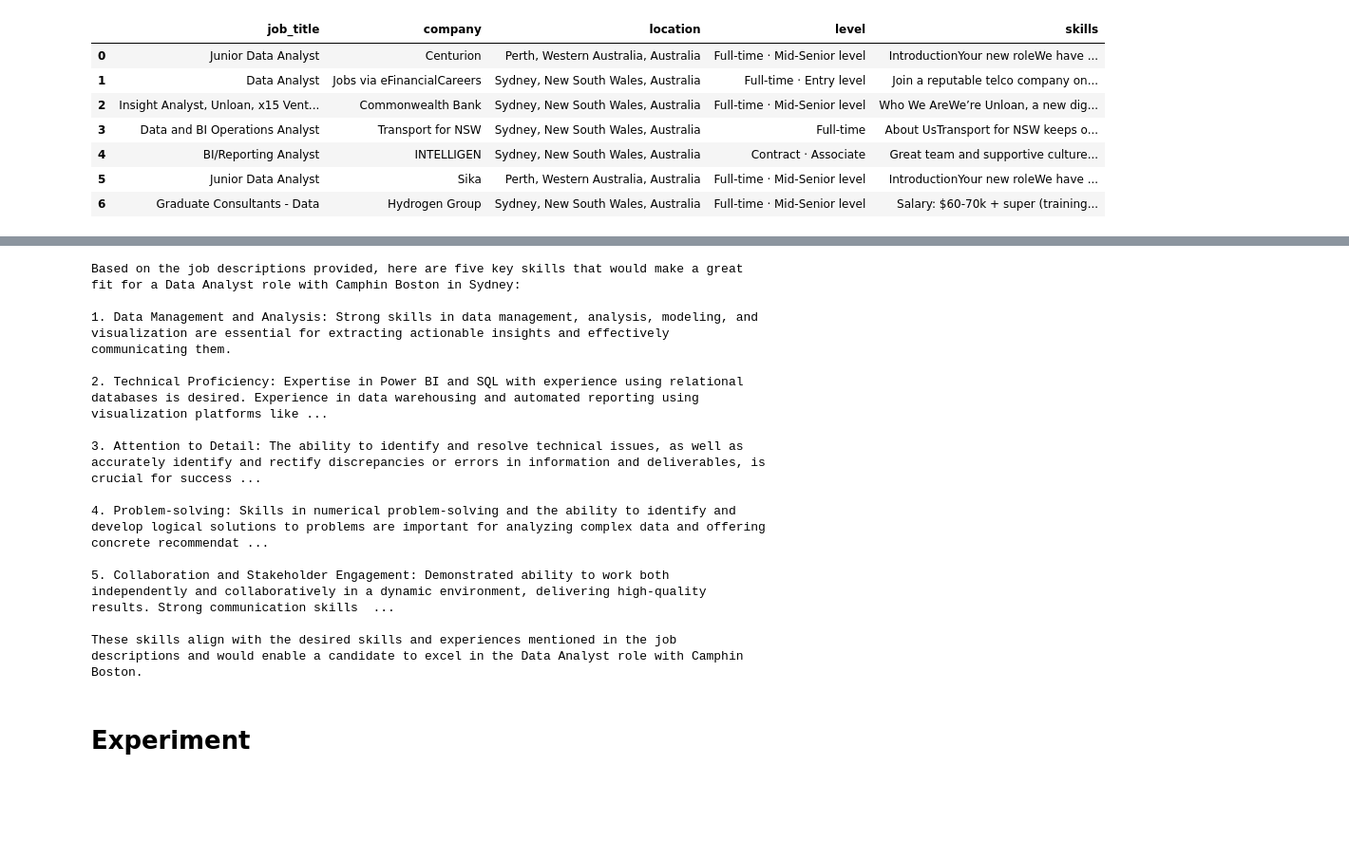
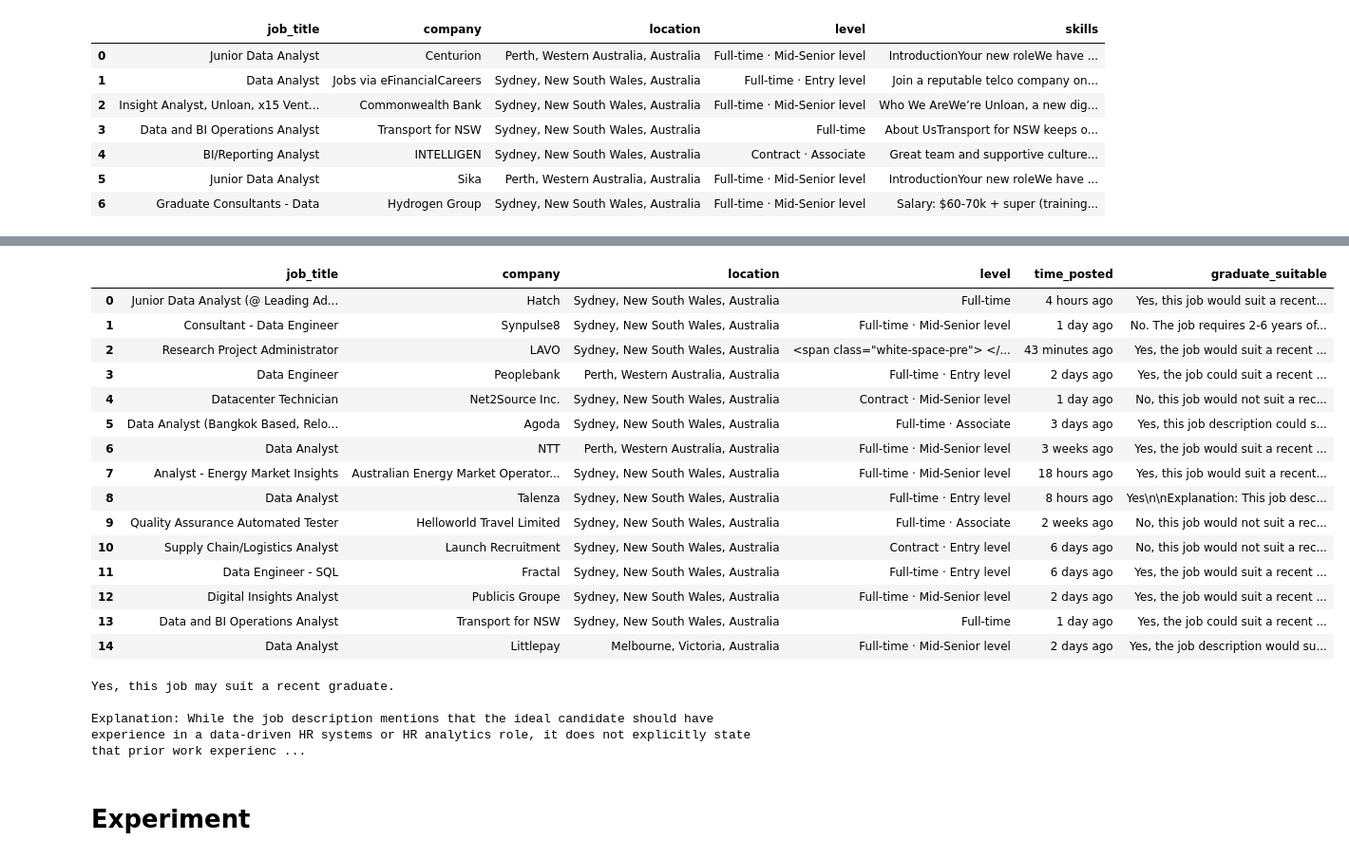
Before and after one commit to BrianLoe/webscraping, a Jupyter notebook: job_search/job_linkedin.ipynb, the cells around one changed output, grey strips where cells are left out. Shown: that part at 95% size. Cells and saved outputs as stored; diff of their text form; code cells hidden in the pictures; blank space fills up the shorter version.

```diff
--- a/job_search/job_linkedin.ipynb
+++ b/job_search/job_linkedin.ipynb
@@ -189,19 +188,29 @@ df.head()
-# %%
-print(df.iloc[2,4])
-# %% [output]
-Based on the job descriptions provided, here are five key skills that would make a great fit for a Data Analyst role with Camphin Boston in Sydney:
-
-1. Data Management and Analysis: Strong skills in data management, analysis, modeling, and visualization are essential for extracting actionable insights and effectively communicating them.
-
-2. Technical Proficiency: Expertise in Power BI and SQL with experience using relational databases is desired. Experience in data warehousing and automated reporting using visualization platforms like ...
-
-3. Attention to Detail: The ability to identify and resolve technical issues, as well as accurately identify and rectify discrepancies or errors in information and deliverables, is crucial for success ...
-
-4. Problem-solving: Skills in numerical problem-solving and the ability to identify and develop logical solutions to problems are important for analyzing complex data and offering concrete recommendat ...
-
-5. Collaboration and Stakeholder Engagement: Demonstrated ability to work both independently and collaboratively in a dynamic environment, delivering high-quality results. Strong communication skills  ...
-
-These skills align with the desired skills and experiences mentioned in the job descriptions and would enable a candidate to excel in the Data Analyst role with Camphin Boston.
+# %%
+df = pd.read_csv('result.txt')
+df
+# %% [output]
+|  | job_title | company | location | level | time_posted | graduate_suitable |
+| 0 | Junior Data Analyst (@ Leading Ad... | Hatch | Sydney, New South Wales, Australia | Full-time | 4 hours ago | Yes, this job would suit a recent... |
+| 1 | Consultant - Data Engineer | Synpulse8 | Sydney, New South Wales, Australia | Full-time · Mid-Senior level | 1 day ago | No. The job requires 2-6 years of... |
+| 2 | Research Project Administrator | LAVO | Sydney, New South Wales, Australia | <span class="white-space-pre"> </... | 43 minutes ago | Yes, the job would suit a recent ... |
+| 3 | Data Engineer | Peoplebank | Perth, Western Australia, Australia | Full-time · Entry level | 2 days ago | Yes, the job could suit a recent ... |
+| 4 | Datacenter Technician | Net2Source Inc. | Sydney, New South Wales, Australia | Contract · Mid-Senior level | 1 day ago | No, this job would not suit a rec... |
+| 5 | Data Analyst (Bangkok Based, Relo... | Agoda | Sydney, New South Wales, Australia | Full-time · Associate | 3 days ago | Yes, this job description could s... |
+| 6 | Data Analyst | NTT | Perth, Western Australia, Australia | Full-time · Mid-Senior level | 3 weeks ago | Yes, the job would suit a recent ... |
+| 7 | Analyst - Energy Market Insights | Australian Energy Market Operator... | Sydney, New South Wales, Australia | Full-time · Mid-Senior level | 18 hours ago | Yes, this job would suit a recent... |
+| 8 | Data Analyst | Talenza | Sydney, New South Wales, Australia | Full-time · Entry level | 8 hours ago | Yes\n\nExplanation: This job desc... |
+| 9 | Quality Assurance Automated Tester | Helloworld Travel Limited | Sydney, New South Wales, Australia | Full-time · Associate | 2 weeks ago | No, this job would not suit a rec... |
+| 10 | Supply Chain/Logistics Analyst | Launch Recruitment | Sydney, New South Wales, Australia | Contract · Entry level | 6 days ago | No, this job would not suit a rec... |
+| 11 | Data Engineer - SQL | Fractal | Sydney, New South Wales, Australia | Full-time · Entry level | 6 days ago | Yes, the job would suit a recent ... |
+| 12 | Digital Insights Analyst | Publicis Groupe | Sydney, New South Wales, Australia | Full-time · Mid-Senior level | 2 days ago | Yes, the job would suit a recent ... |
+| 13 | Data and BI Operations Analyst | Transport for NSW | Sydney, New South Wales, Australia | Full-time | 1 day ago | Yes, the job could suit a recent ... |
+| 14 | Data Analyst | Littlepay | Melbourne, Victoria, Australia | Full-time · Mid-Senior level | 2 days ago | Yes, the job description would su... |
+# %%
+print(df.iloc[28,5])
+# %% [output]
+Yes, this job may suit a recent graduate.
+
+Explanation: While the job description mentions that the ideal candidate should have experience in a data-driven HR systems or HR analytics role, it does not explicitly state that prior work experienc ...
 # %% [markdown]
 # Experiment
 # %%
```
Also changed, not shown: parts of 7 cells of this notebook.
